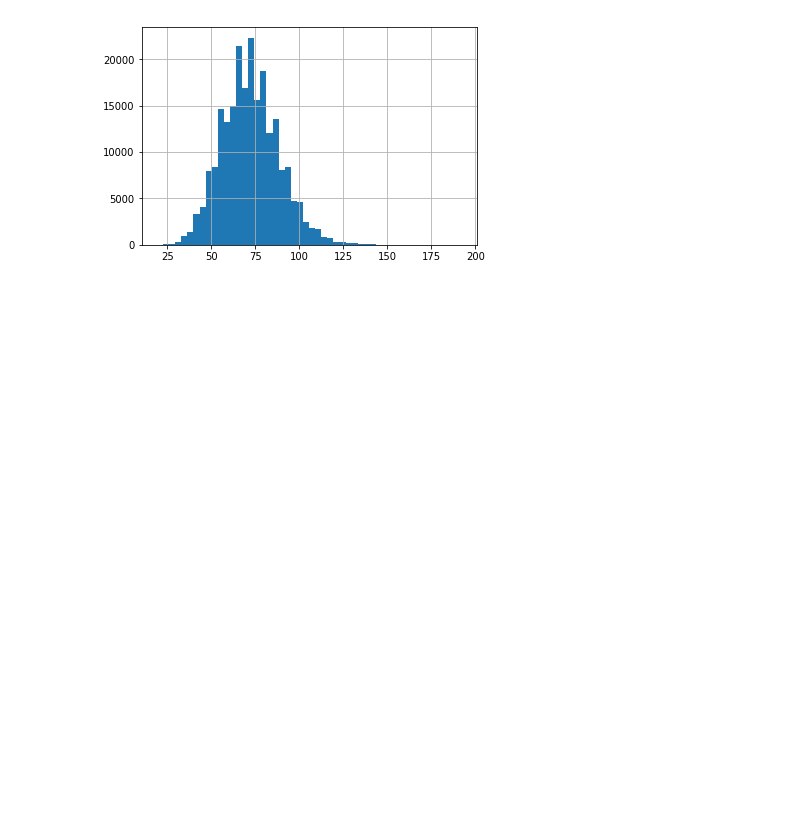
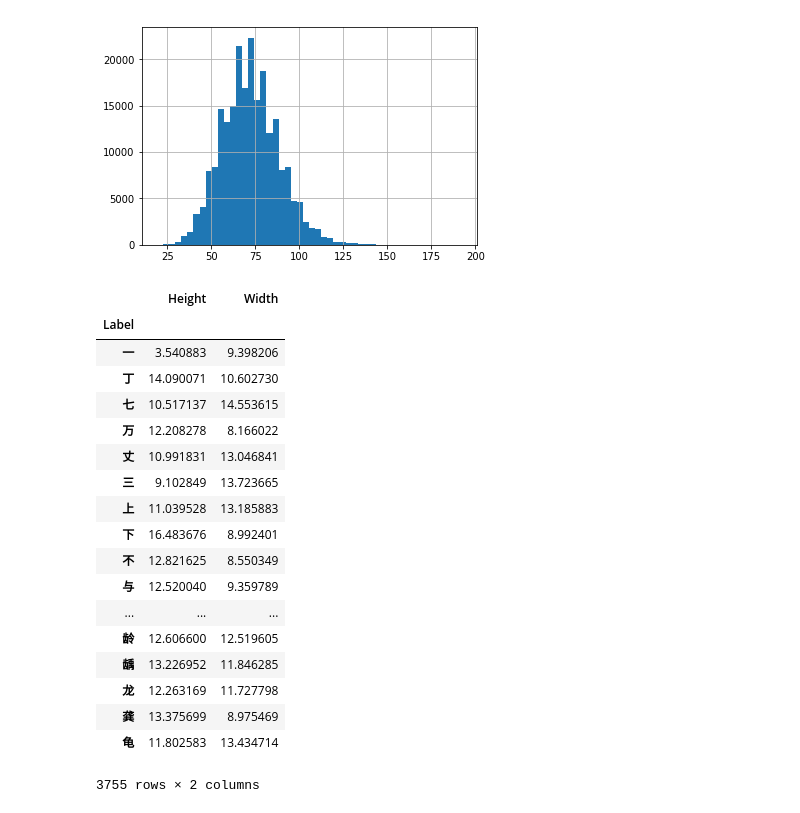
Before and after one commit to lucaskjaero/chinese-character-recognizer, a Jupyter notebook: data_exploration.ipynb, the cells around one changed output. Saved outputs shown, nothing was run; the diff lists cells and outputs as text; code cells hidden in the pictures; blank space fills up the shorter version.

```diff
--- a/data_exploration.ipynb
+++ b/data_exploration.ipynb
@@ -43,3 +43,27 @@ data["Width"].hist(bins=50)
 # %% [output]
 <matplotlib.axes._subplots.AxesSubplot at 0x...>
 [figure]
+# %%
+grouped = data.groupby(["Label"])
+# %%
+grouped.std()
+# %% [output]
+|  | Height | Width |
+| Label |  |  |
+| 一 | 3.540883 | 9.398206 |
+| 丁 | 14.090071 | 10.602730 |
+| 七 | 10.517137 | 14.553615 |
+| 万 | 12.208278 | 8.166022 |
+| 丈 | 10.991831 | 13.046841 |
+| 三 | 9.102849 | 13.723665 |
+| 上 | 11.039528 | 13.185883 |
+| 下 | 16.483676 | 8.992401 |
+| 不 | 12.821625 | 8.550349 |
+| 与 | 12.520040 | 9.359789 |
+| ... | ... | ... |
+| 龄 | 12.606600 | 12.519605 |
+| 龋 | 13.226952 | 11.846285 |
+| 龙 | 12.263169 | 11.727798 |
+| 龚 | 13.375699 | 8.975469 |
+| 龟 | 11.802583 | 13.434714 |
+3755 rows × 2 columns
```
Also changed, not shown: parts of 3 cells of this notebook, 2 other files.
